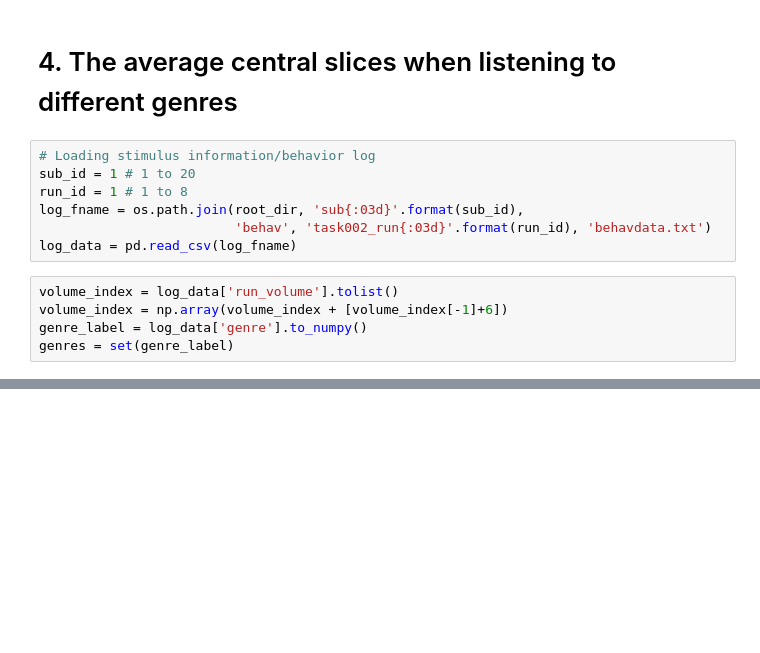
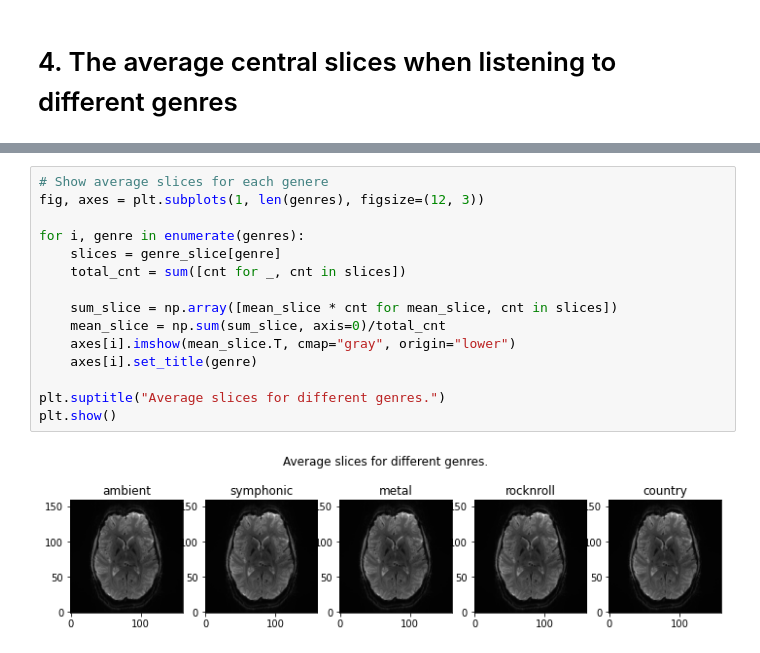
Before and after one commit to yijingf/COSC189, a Jupyter notebook: EDA.ipynb, the cells around one changed output, grey strips where cells are left out. Cells and saved outputs as stored; diff of their text form; blank space fills up the shorter version.

```diff
--- a/EDA.ipynb
+++ b/EDA.ipynb
@@ -110,15 +110,3 @@ plt.show()
 [figure]
 # %% [markdown]
 # 4. The average central slices when listening to different genres
-# %%
-# Loading stimulus information/behavior log
-sub_id = 1 # 1 to 20
-run_id = 1 # 1 to 8
-log_fname = os.path.join(root_dir, 'sub{:03d}'.format(sub_id),
-                         'behav', 'task002_run{:03d}'.format(run_id), 'behavdata.txt')
-log_data = pd.read_csv(log_fname)
-# %%
-volume_index = log_data['run_volume'].tolist()
-volume_index = np.array(volume_index + [volume_index[-1]+6])
-genre_label = log_data['genre'].to_numpy()
-genres = set(genre_label)
@@ -124,0 +152,17 @@ genres = set(genre_label)
+# %%
+# Show average slices for each genere
+fig, axes = plt.subplots(1, len(genres), figsize=(12, 3))
+
+for i, genre in enumerate(genres):
+    slices = genre_slice[genre]
+    total_cnt = sum([cnt for _, cnt in slices])
+
+    sum_slice = np.array([mean_slice * cnt for mean_slice, cnt in slices])
+    mean_slice = np.sum(sum_slice, axis=0)/total_cnt
+    axes[i].imshow(mean_slice.T, cmap="gray", origin="lower")
+    axes[i].set_title(genre)
+
+plt.suptitle("Average slices for different genres.")
+plt.show()
+# %% [output]
+[figure, added]
```
Also changed, not shown: parts of 11 cells of this notebook.
